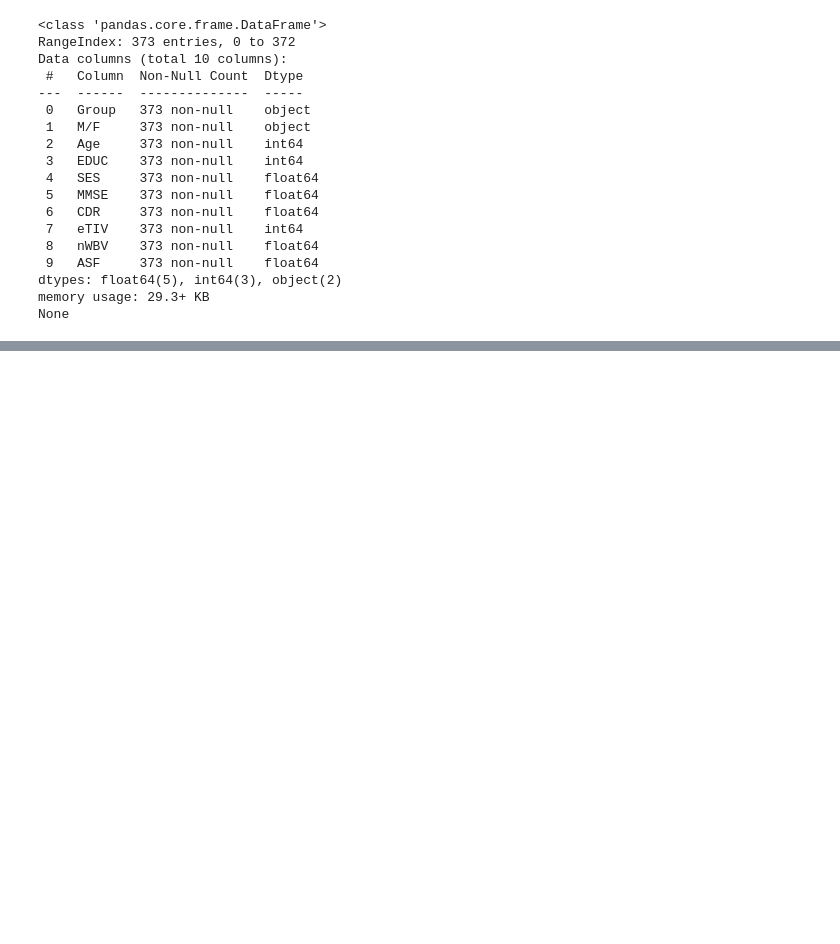
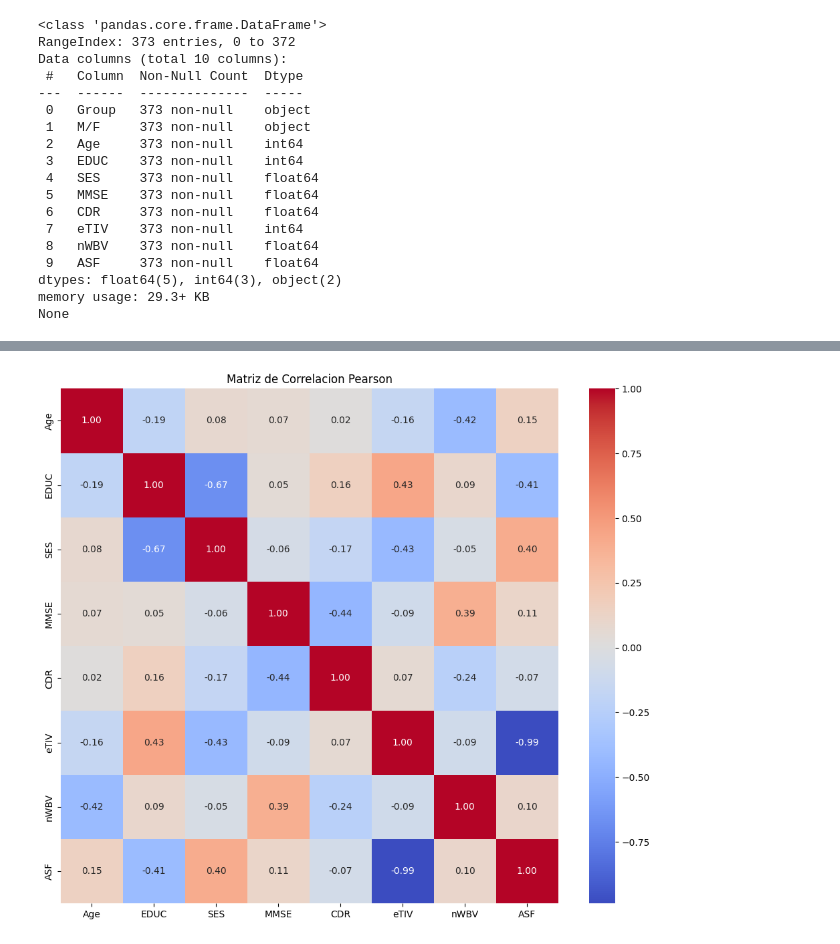
Before and after one commit to valllllll2000/data-mining-alzheimer, a Jupyter notebook: DataMiningAlzheimer.ipynb, the cells around one changed output, grey strips where cells are left out. Cells and saved outputs as stored; diff of their text form; code cells hidden in the pictures; blank space fills up the shorter version.

```diff
--- a/DataMiningAlzheimer.ipynb
+++ b/DataMiningAlzheimer.ipynb
@@ -387,0 +448,25 @@ Name: 0, dtype: float64
+# %%
+demented_df = df[df['Group'] == 'Demented']
+
+# Seleccionar solo datos numericos
+numerical_df = demented_df.select_dtypes(include=['number'])
+
+# Calculatar la matriz de correlación
+correlation_matrix = numerical_df.corr(method='pearson')
+
+# Mostrar la graficá
+plt.figure(figsize=(12, 10))
+sns.heatmap(correlation_matrix, annot=True, cmap='coolwarm', fmt=".2f")
+plt.title('Matriz de Correlacion Pearson')
+plt.show()
+
+# Valores de referencia
+# Alto	0.7 to 1.0	Relación fuerte entre las variables
+# Medio	0.3 to 0.7	Relación moderada
+# Bajo	0.0 to 0.3	Poca o sin relación
+
+# Correlación positiva (0 < r ≤ 1): A medida que una variable aumenta, la otra también tiende a aumentar. Una correlación positiva perfecta es +1.
+# Correlación Negativa (-1 ≤ r < 0): A medida que una variable aumenta, la otra tiende a disminuir. Una correlación negativa perfecta es -1.
+# Sin Correlación (r = 0): No existe una relación lineal entre las variables.
+# %% [output]
+[figure, added]
```
Also changed, not shown: parts of 18 cells of this notebook.
